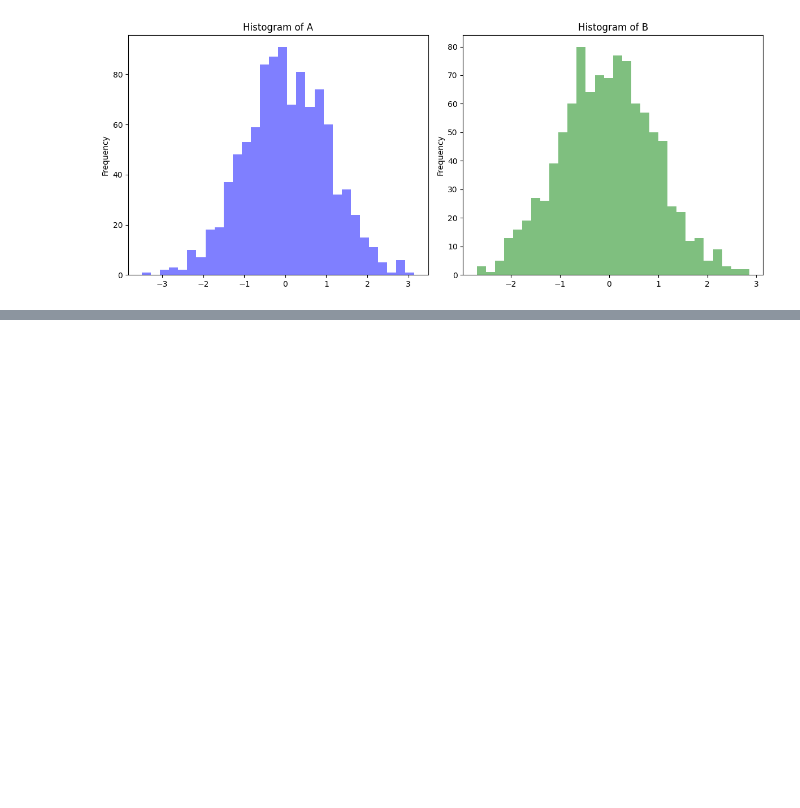
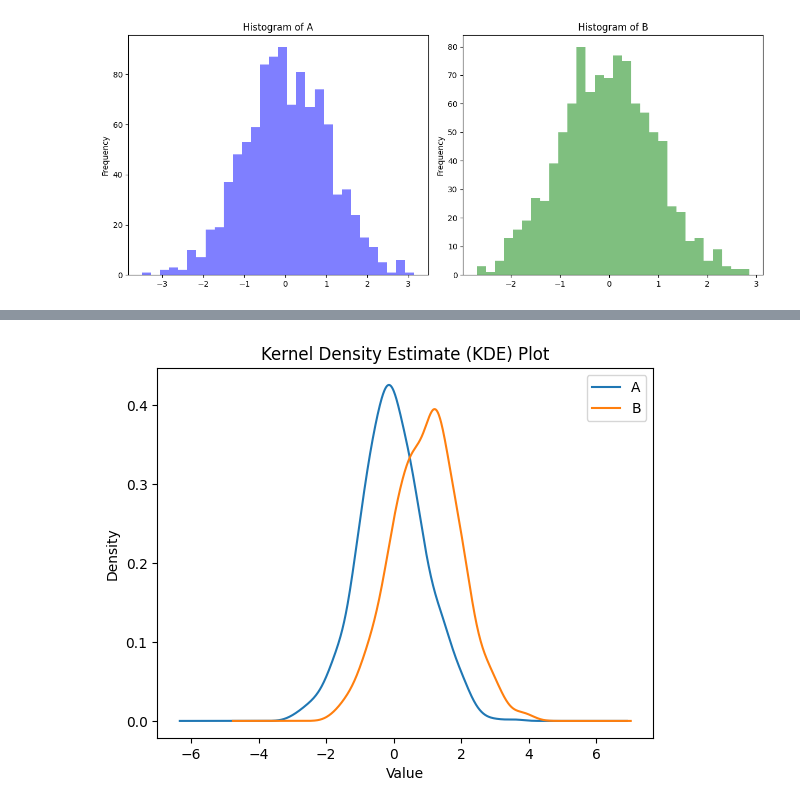
Before and after one commit to Kimhang-KDT/kita_2404, a Jupyter notebook: m3_분석 라이브러리/pandas_3_탐색.ipynb, the cells around one changed output, grey strips where cells are left out. Drawn from its saved outputs; the diff is of its cells as text; code cells hidden in the pictures; blank space fills up the shorter version.

```diff
--- a/m3_분석 라이브러리/pandas_3_탐색.ipynb
+++ b/m3_분석 라이브러리/pandas_3_탐색.ipynb
@@ -549,0 +623,23 @@ plt.show()
+# %%
+# 커널 밀도 추정(KDE, Kernel Density Estimate) 그래프 : 데이터의 분포를 부드럽게 나타내는 그래프
+
+import pandas as pd
+import numpy as np
+import matplotlib.pyplot as plt
+
+# 데이터생성
+data = pd.DataFrame({
+  'A':np.random.randn(1000),
+  'B':np.random.randn(1000)+1
+})
+
+# KDE 그래프
+data.A.plot.kde(label='A')
+data.B.plot.kde(label='B')
+plt.title('Kernel Density Estimate (KDE) Plot')
+plt.xlabel('Value')
+plt.ylabel('Density')
+plt.legend() # 범례
+plt.show()
+# %% [output]
+[figure, added]
```
Also changed, not shown: parts of 16 cells of this notebook.
